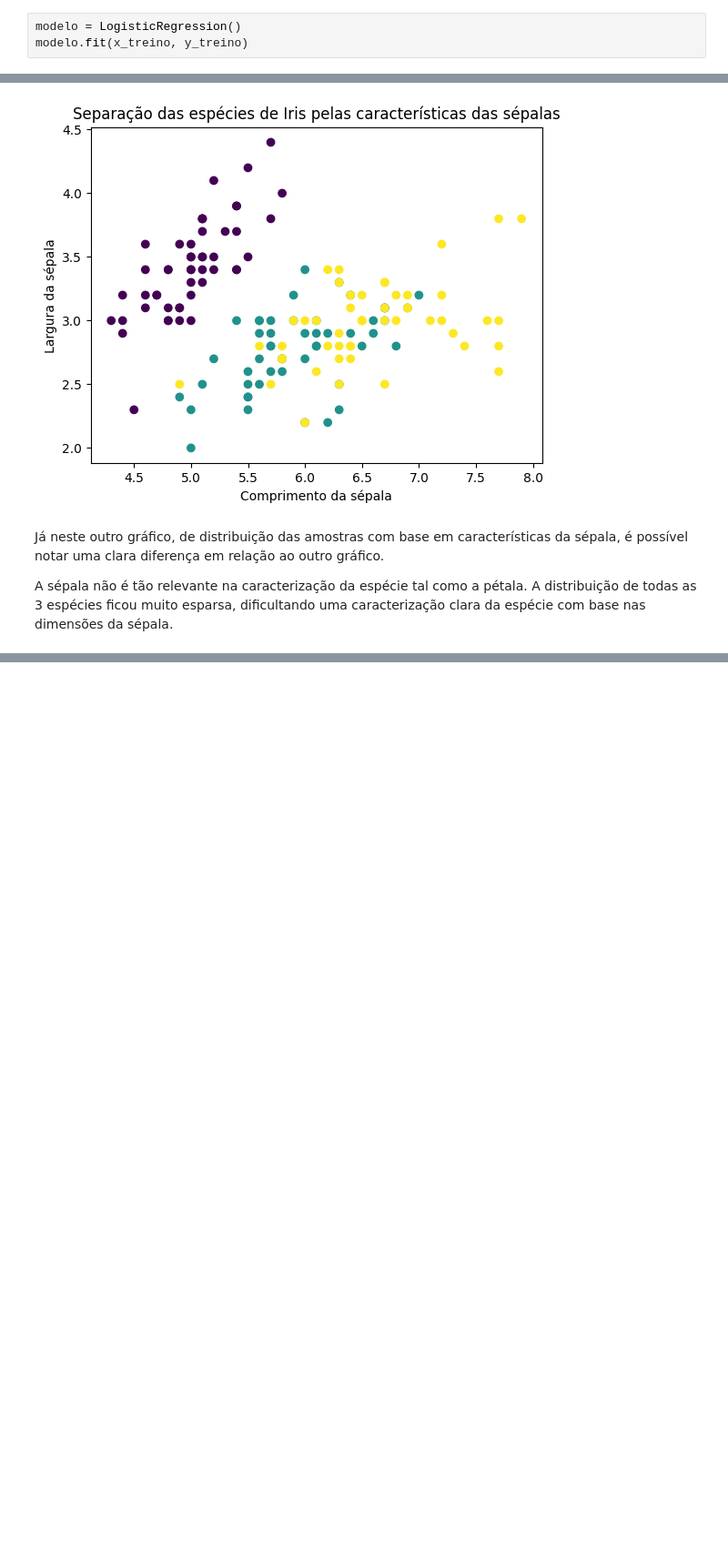
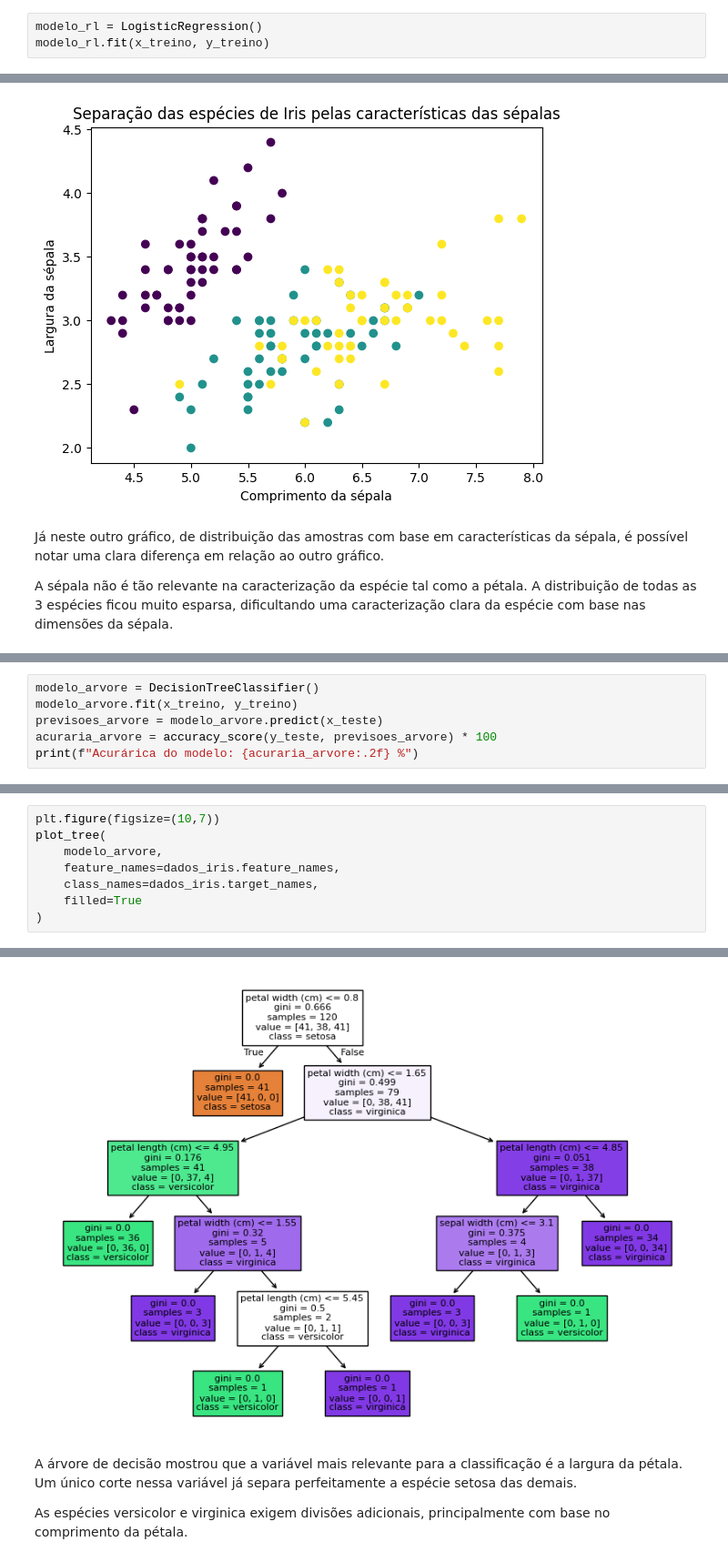
Before and after one commit to ateteu/classificacao-iris-ml, a Jupyter notebook: iris-ml.ipynb, the cells around one changed output, grey strips where cells are left out. Shown at 91% size. Cells and saved outputs as stored; diff of their text form; blank space fills up the shorter version.

Commit message:
Árvore de decisão

```diff
--- a/iris-ml.ipynb
+++ b/iris-ml.ipynb
@@ -105,8 +106,8 @@ x_treino, x_teste, y_treino, y_teste = train_test_split(
 # %% [markdown]
 ## Regressão logística
 # %%
-modelo = LogisticRegression()
-modelo.fit(x_treino, y_treino)
+modelo_rl = LogisticRegression()
+modelo_rl.fit(x_treino, y_treino)
 # %% [output]
 LogisticRegression()
 # %%
@@ -182,0 +186,6 @@ A sépala não é tão relevante na caracterização da espécie tal como a pét
+# %%
+modelo_arvore = DecisionTreeClassifier()
+modelo_arvore.fit(x_treino, y_treino)
+previsoes_arvore = modelo_arvore.predict(x_teste)
+acuraria_arvore = accuracy_score(y_teste, previsoes_arvore) * 100
+print(f"Acurárica do modelo: {acuraria_arvore:.2f} %")
@@ -182,0 +208,9 @@ A sépala não é tão relevante na caracterização da espécie tal como a pét
+# %%
+plt.figure(figsize=(10,7))
+plot_tree(
+    modelo_arvore,
+    feature_names=dados_iris.feature_names,
+    class_names=dados_iris.target_names,
+    filled=True
+)
+# %% [output]
@@ -182,0 +234,5 @@ A sépala não é tão relevante na caracterização da espécie tal como a pét
+[figure, added]
+# %% [markdown]
+A árvore de decisão mostrou que a variável mais relevante para a classificação é a largura da pétala. Um único corte nessa variável já separa perfeitamente a espécie setosa das demais.
+
+As espécies versicolor e virginica exigem divisões adicionais, principalmente com base no comprimento da pétala.
```
Also changed, not shown: parts of 12 cells of this notebook.
